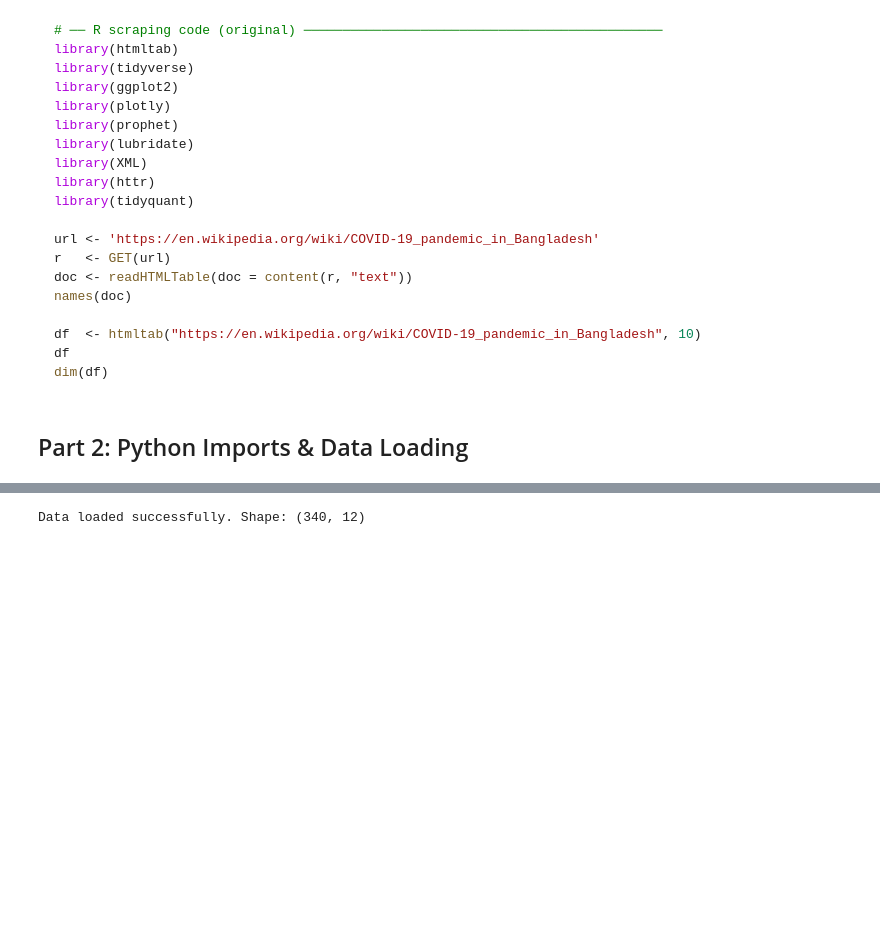
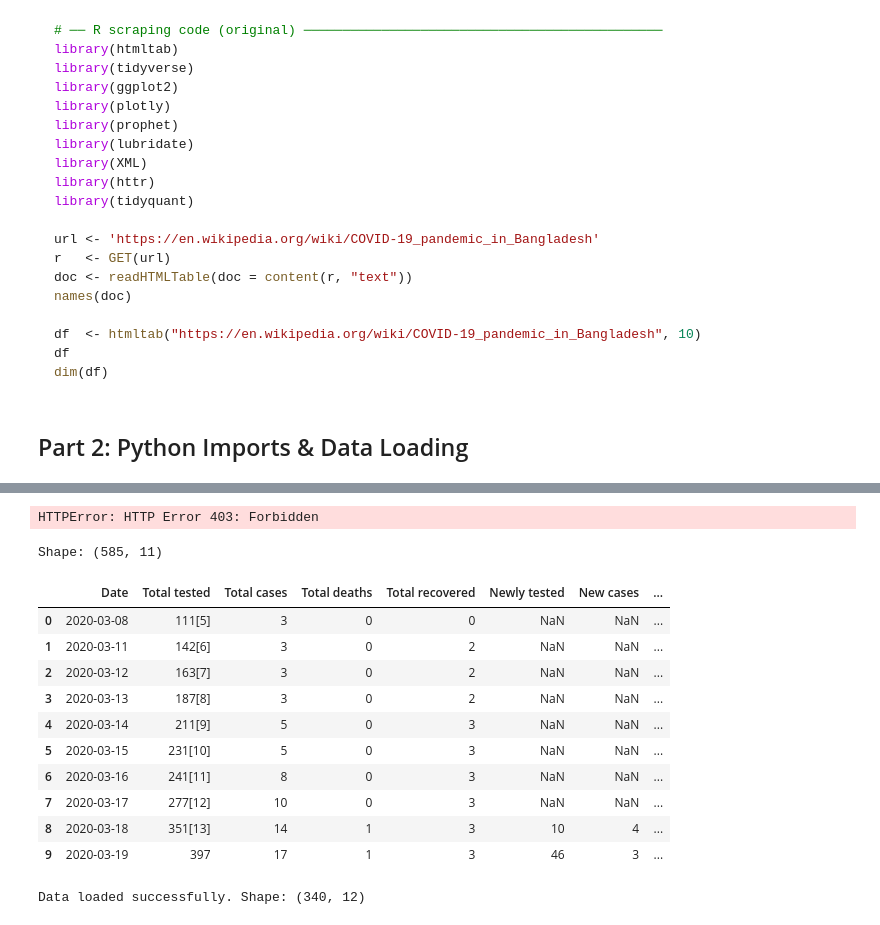
Before and after one commit to Sahadat97/COVID-19-Bangladesh-EDA-and-Daily-Cases-Prediction, a Jupyter notebook: COVID19_Bangladesh.ipynb, the cells around one changed output, grey strips where cells are left out. Saved outputs shown, nothing was run; the diff lists cells and outputs as text; code cells hidden in the pictures; blank space fills up the shorter version.

```diff
--- a/COVID19_Bangladesh.ipynb
+++ b/COVID19_Bangladesh.ipynb
@@ -71,22 +101,40 @@ pd.set_option('display.max_rows', 20)
 # Option B (default): Python-based scraping equivalent to R's htmltab(..., 10)
 #   pandas.read_html scrapes all tables; index 9 = 10th table (0-based)
 
-url = 'https://en.wikipedia.org/wiki/COVID-19_pandemic_in_Bangladesh'
+url = 'https://en.wikipedia.org/wiki/Statistics_of_the_COVID-19_pandemic_in_Bangladesh#Table:_Daily_updates'
 tables = pd.read_html(url, header=0)
 print(f"Total tables found: {len(tables)}")
 
-# Inspect tables to find the statistics table (same as R's table index 10)
+# Inspect tables to find the statistics table
 for i, t in enumerate(tables):
     print(f"Table {i}: shape={t.shape}, cols={list(t.columns[:4])}")
+# %% [output]
+HTTPError: HTTP Error 403: Forbidden
 # %%
 # Select the daily statistics table (adjust index if Wikipedia has changed)
-# R used htmltab(..., 10) → 10th table → Python index 9
 # If that doesn't match, scan the output above and update TABLE_IDX
-TABLE_IDX = 9
+TABLE_IDX = 5
 
 df_raw = tables[TABLE_IDX].copy()
 print("Shape:", df_raw.shape)
-df_raw.head()
+df = df_raw.copy()
+# Row 0 contains the real column names, promote it
+df.columns = df.iloc[0]          # set row 0 as column names
+df = df.drop(index=0).reset_index(drop=True)  # remove that row from data
+df.head(10)
+# %% [output]
+Shape: (585, 11)
+|  | Date | Total tested | Total cases | Total deaths | Total recovered | Newly tested | New cases | ... |
+| 0 | 2020-03-08 | 111[5] | 3 | 0 | 0 | NaN | NaN | ... |
+| 1 | 2020-03-11 | 142[6] | 3 | 0 | 2 | NaN | NaN | ... |
+| 2 | 2020-03-12 | 163[7] | 3 | 0 | 2 | NaN | NaN | ... |
+| 3 | 2020-03-13 | 187[8] | 3 | 0 | 2 | NaN | NaN | ... |
+| 4 | 2020-03-14 | 211[9] | 5 | 0 | 3 | NaN | NaN | ... |
+| 5 | 2020-03-15 | 231[10] | 5 | 0 | 3 | NaN | NaN | ... |
+| 6 | 2020-03-16 | 241[11] | 8 | 0 | 3 | NaN | NaN | ... |
+| 7 | 2020-03-17 | 277[12] | 10 | 0 | 3 | NaN | NaN | ... |
+| 8 | 2020-03-18 | 351[13] | 14 | 1 | 3 | 10 | 4 | ... |
+| 9 | 2020-03-19 | 397 | 17 | 1 | 3 | 46 | 3 | ... |
 # %%
 df = pd.read_csv('/content/COVID-19 Dataset Bangladesh.csv')
 print("Data loaded successfully. Shape:", df.shape)
```
Also changed, not shown: parts of 10 cells of this notebook.
